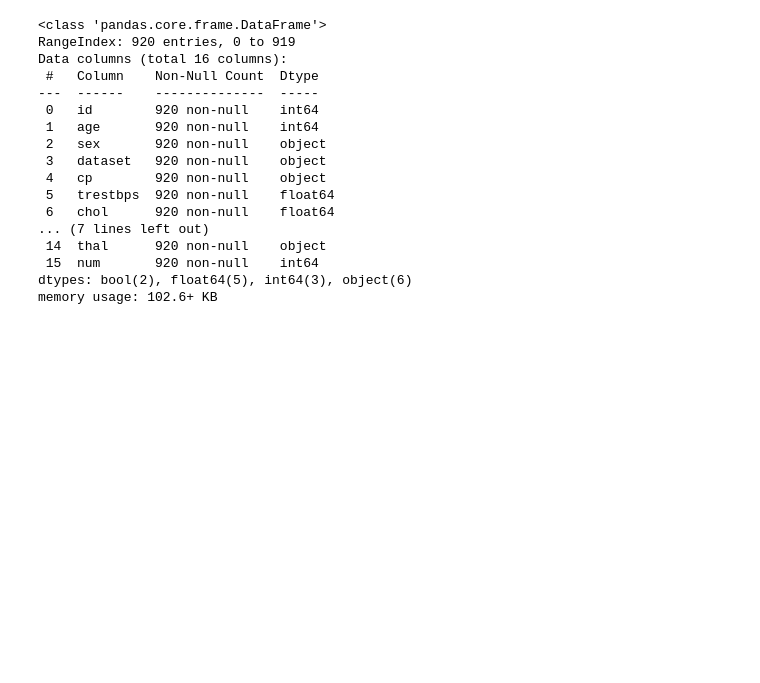
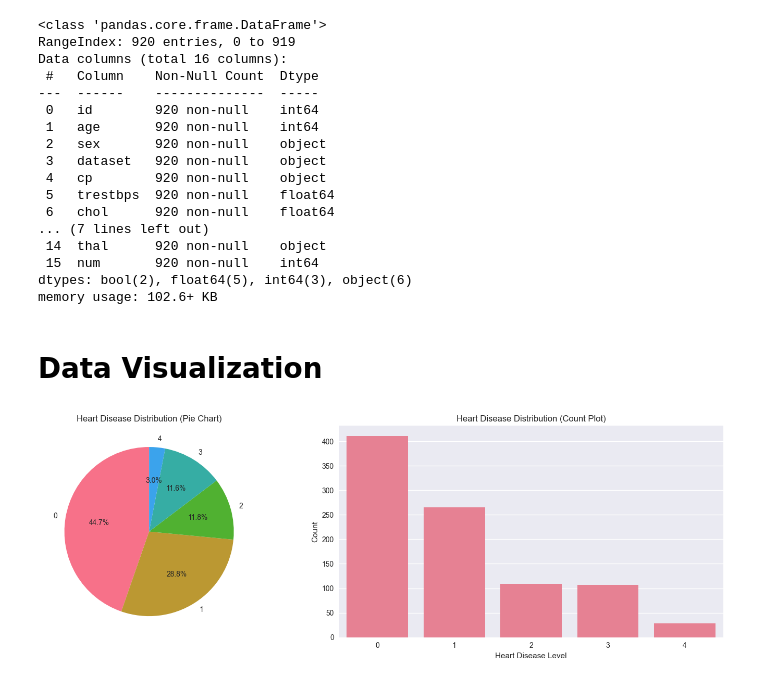
Before and after one commit to itsluckysharma01/Heart_Disease_Prediction-Algorithm_Comparison-SVM-KNN, a Jupyter notebook: Heart_Disease_Prediction&Algorithm_Comparison-SVM-KNN.ipynb, the cells around one changed output. Saved outputs shown, nothing was run; the diff lists cells and outputs as text; code cells hidden in the pictures; blank space fills up the shorter version.

Commit message:
Visulize Data

```diff
--- a/Heart_Disease_Prediction&Algorithm_Comparison-SVM-KNN.ipynb
+++ b/Heart_Disease_Prediction&Algorithm_Comparison-SVM-KNN.ipynb
@@ -252,3 +252,31 @@ Data columns (total 16 columns):
  15  num       920 non-null    int64
 dtypes: bool(2), float64(5), int64(3), object(6)
 memory usage: 102.6+ KB
+# %% [markdown]
+# Data Visualization
+# %%
+import warnings
+warnings.filterwarnings('ignore')
+
+# Set style for better plots
+plt.style.use('seaborn-v0_8')
+sns.set_palette("husl")
+# %%
+# 1. Target Variable Distribution
+plt.figure(figsize=(15, 5))
+
+plt.subplot(1, 2, 1)
+target_counts = df['num'].value_counts().sort_index()
+plt.pie(target_counts.values, labels=target_counts.index, autopct='%1.1f%%', startangle=90)
+plt.title('Heart Disease Distribution (Pie Chart)')
+
+plt.subplot(1, 2, 2)
+sns.countplot(data=df, x='num')
+plt.title('Heart Disease Distribution (Count Plot)')
+plt.xlabel('Heart Disease Level')
+plt.ylabel('Count')
+
+plt.tight_layout()
+plt.show()
+# %% [output]
+[figure, added]
```
Also changed, not shown: parts of 8 cells of this notebook.
